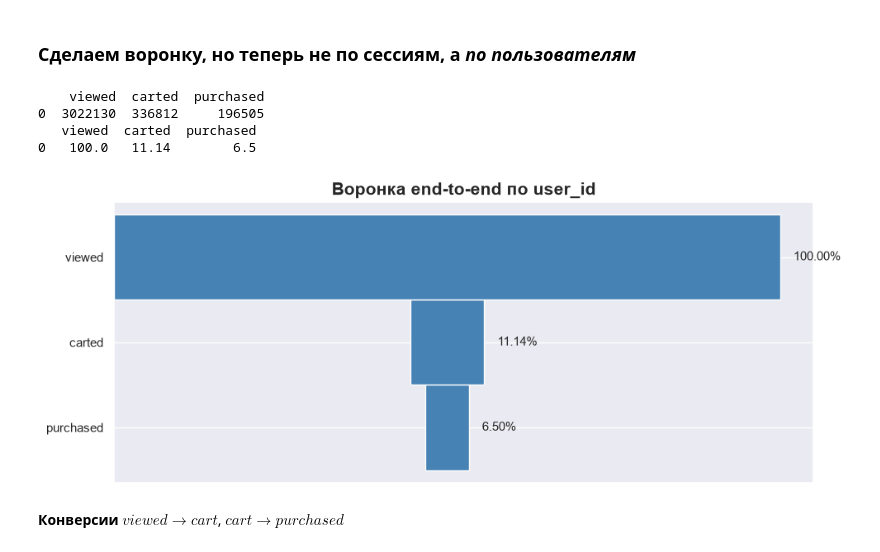
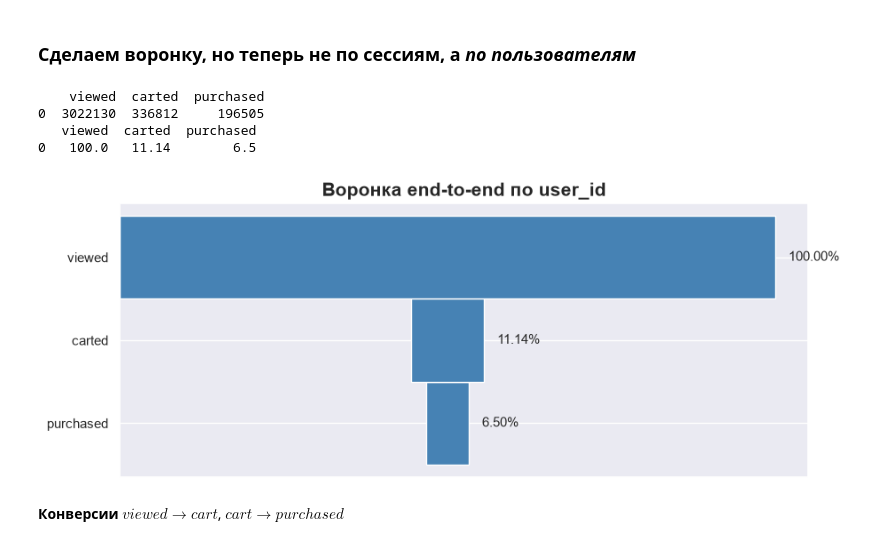
Before and after one commit to AlkhovskiiKY/ecommerce-eda-retention, a Jupyter notebook: eda.ipynb, the cells around one changed output. Saved outputs shown, nothing was run; the diff lists cells and outputs as text; code cells hidden in the pictures.

```diff
--- a/eda.ipynb
+++ b/eda.ipynb
@@ -500,35 +511,35 @@ pct_users_funnel = users_funnel.copy()
 pct_users_funnel['viewed'] = (users_funnel['viewed']/users_funnel['viewed']*100).round(2)
 pct_users_funnel['carted'] = (users_funnel['carted']/users_funnel['viewed']*100).round(2)
 pct_users_funnel['purchased'] = (users_funnel['purchased']/users_funnel['viewed']*100).round(2)
 
 print(pct_users_funnel)
 
 stages = ['purchased', 'carted', 'viewed']
 plot_df = pct_users_funnel[stages].T
 plot_df.columns = ['pct']
 plot_df = plot_df.reindex(stages)
 values = plot_df['pct'].values
 lefts = (values.max() - values) / 2
 y = np.arange(len(values))
 
 fig, ax = plt.subplots(figsize=(10, 4))
 ax.barh(y, values, left=lefts, color='steelblue', height=1)
 
 ax.set_yticks(y, plot_df.index)
 ax.set_xticks([])
 
 for i, (v, l) in enumerate(zip(values, lefts)):
     ax.text(l + v + 2, i, f'{v:.2f}%', va='center', fontsize=11)
 
 ax.set_title('Воронка end-to-end по user_id', fontsize=15, fontweight='bold')
-plt.tight_layout()
+fig.savefig('img/users_funnel.png')
 plt.show()
 # %% [output]
     viewed  carted  purchased
 0  3022130  336812     196505
    viewed  carted  purchased
 0   100.0   11.14        6.5
-[figure, old version]
+[figure, new version]
 # %% [markdown]
 __Конверсии__ $viewed\rightarrow cart$, $cart\rightarrow purchased$
 # %%
```
Also changed, not shown: parts of 44 cells of this notebook, 5 other files.
